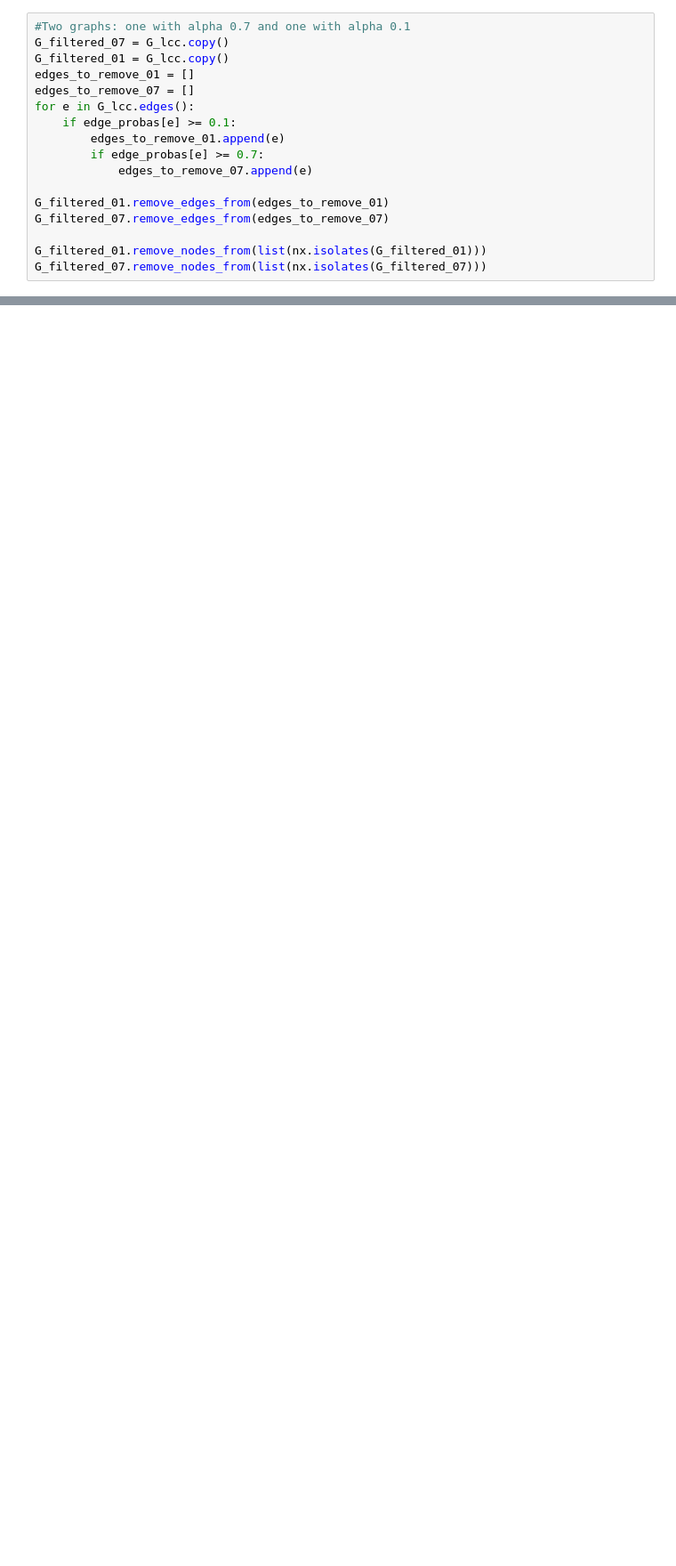
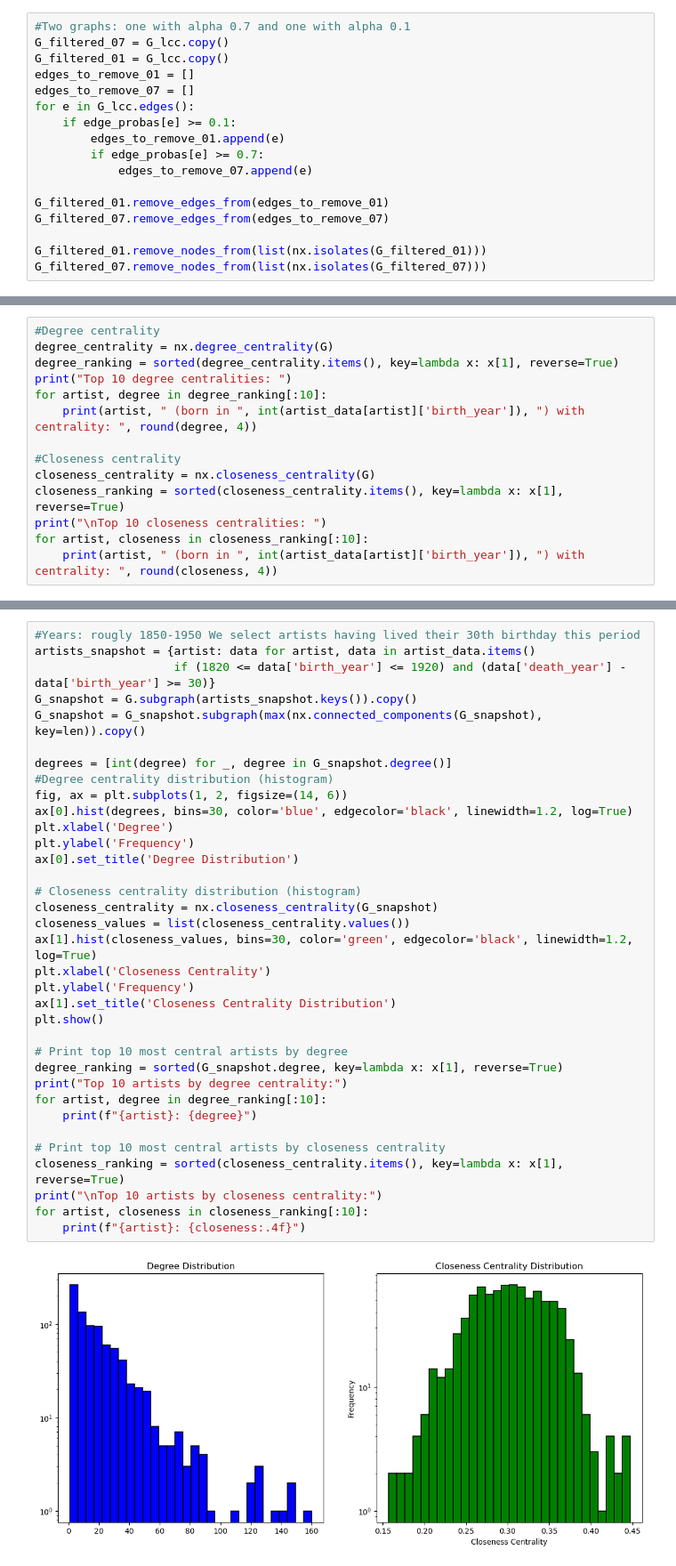
Before and after one commit to me9hanics/painter-network-exploration, a Jupyter notebook: painter_networks.ipynb, the cells around one changed output, grey strips where cells are left out. Shown at 89% size. Cells and saved outputs as stored; diff of their text form; blank space fills up the shorter version.

```diff
--- a/painter_networks.ipynb
+++ b/painter_networks.ipynb
@@ -542,0 +712,14 @@ ax[0].set_title("Clustering coefficient distribution: Alpha 0.1");
+# %%
+#Degree centrality
+degree_centrality = nx.degree_centrality(G)
+degree_ranking = sorted(degree_centrality.items(), key=lambda x: x[1], reverse=True)
+print("Top 10 degree centralities: ")
+for artist, degree in degree_ranking[:10]:
+    print(artist, " (born in ", int(artist_data[artist]['birth_year']), ") with centrality: ", round(degree, 4))
+
+#Closeness centrality
+closeness_centrality = nx.closeness_centrality(G)
+closeness_ranking = sorted(closeness_centrality.items(), key=lambda x: x[1], reverse=True)
+print("\nTop 10 closeness centralities: ")
+for artist, closeness in closeness_ranking[:10]:
+    print(artist, " (born in ", int(artist_data[artist]['birth_year']), ") with centrality: ", round(closeness, 4))
@@ -542,0 +751,37 @@ ax[0].set_title("Clustering coefficient distribution: Alpha 0.1");
+# %%
+#Years: rougly 1850-1950 We select artists having lived their 30th birthday this period
+artists_snapshot = {artist: data for artist, data in artist_data.items()
+                    if (1820 <= data['birth_year'] <= 1920) and (data['death_year'] - data['birth_year'] >= 30)}
+G_snapshot = G.subgraph(artists_snapshot.keys()).copy()
+G_snapshot = G_snapshot.subgraph(max(nx.connected_components(G_snapshot), key=len)).copy()
+
+degrees = [int(degree) for _, degree in G_snapshot.degree()]
+#Degree centrality distribution (histogram)
+fig, ax = plt.subplots(1, 2, figsize=(14, 6))
+ax[0].hist(degrees, bins=30, color='blue', edgecolor='black', linewidth=1.2, log=True)
+plt.xlabel('Degree')
+plt.ylabel('Frequency')
+ax[0].set_title('Degree Distribution')
+
+# Closeness centrality distribution (histogram)
+closeness_centrality = nx.closeness_centrality(G_snapshot)
+closeness_values = list(closeness_centrality.values())
+ax[1].hist(closeness_values, bins=30, color='green', edgecolor='black', linewidth=1.2, log=True)
+plt.xlabel('Closeness Centrality')
+plt.ylabel('Frequency')
+ax[1].set_title('Closeness Centrality Distribution')
+plt.show()
+
+# Print top 10 most central artists by degree
+degree_ranking = sorted(G_snapshot.degree, key=lambda x: x[1], reverse=True)
+print("Top 10 artists by degree centrality:")
+for artist, degree in degree_ranking[:10]:
+    print(f"{artist}: {degree}")
+
+# Print top 10 most central artists by closeness centrality
+closeness_ranking = sorted(closeness_centrality.items(), key=lambda x: x[1], reverse=True)
+print("\nTop 10 artists by closeness centrality:")
+for artist, closeness in closeness_ranking[:10]:
+    print(f"{artist}: {closeness:.4f}")
+# %% [output]
+[figure, added]
```
Also changed, not shown: parts of 54 cells of this notebook, 2 other files.
